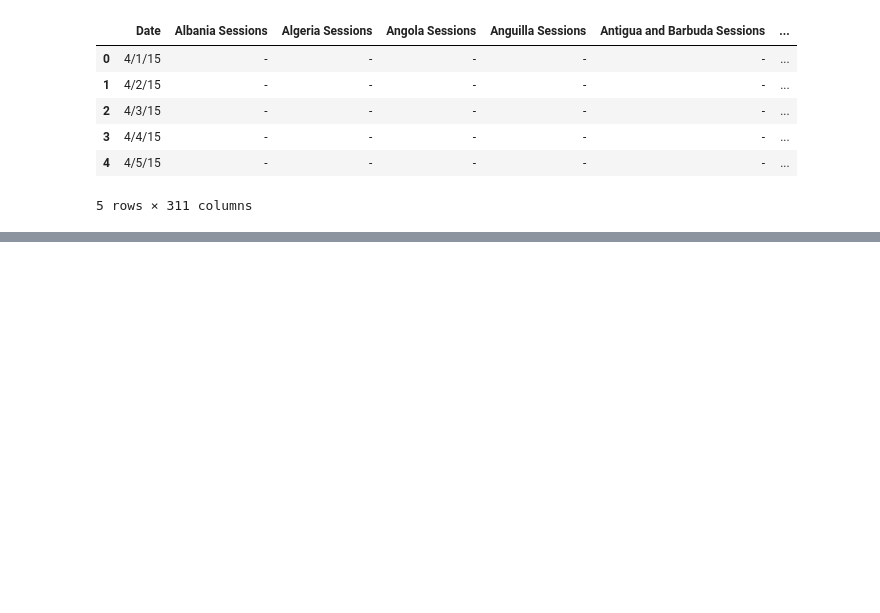
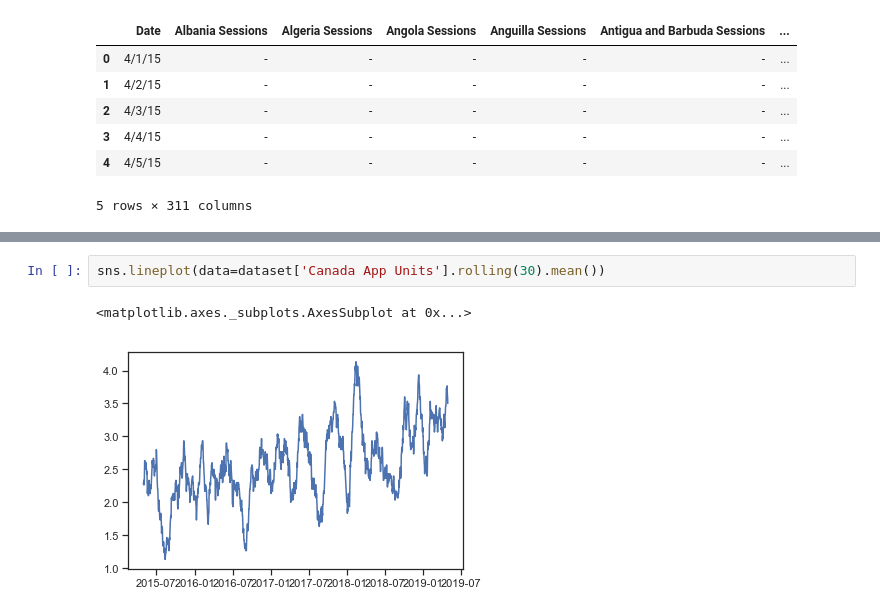
Before and after one commit to charles-yoon/sales-usage-model, a Jupyter notebook: sales-usage-model.ipynb, the cells around one changed output, grey strips where cells are left out. Saved outputs shown, nothing was run; the diff lists cells and outputs as text; blank space fills up the shorter version.

```diff
--- a/sales-usage-model.ipynb
+++ b/sales-usage-model.ipynb
@@ -103,0 +129,5 @@ dataset.head()
+# %%
+sns.lineplot(data=dataset['Canada App Units'].rolling(30).mean())
+# %% [output]
+<matplotlib.axes._subplots.AxesSubplot at 0x...>
+[figure, added]
```
Also changed, not shown: parts of 7 cells of this notebook, 9 other files.
